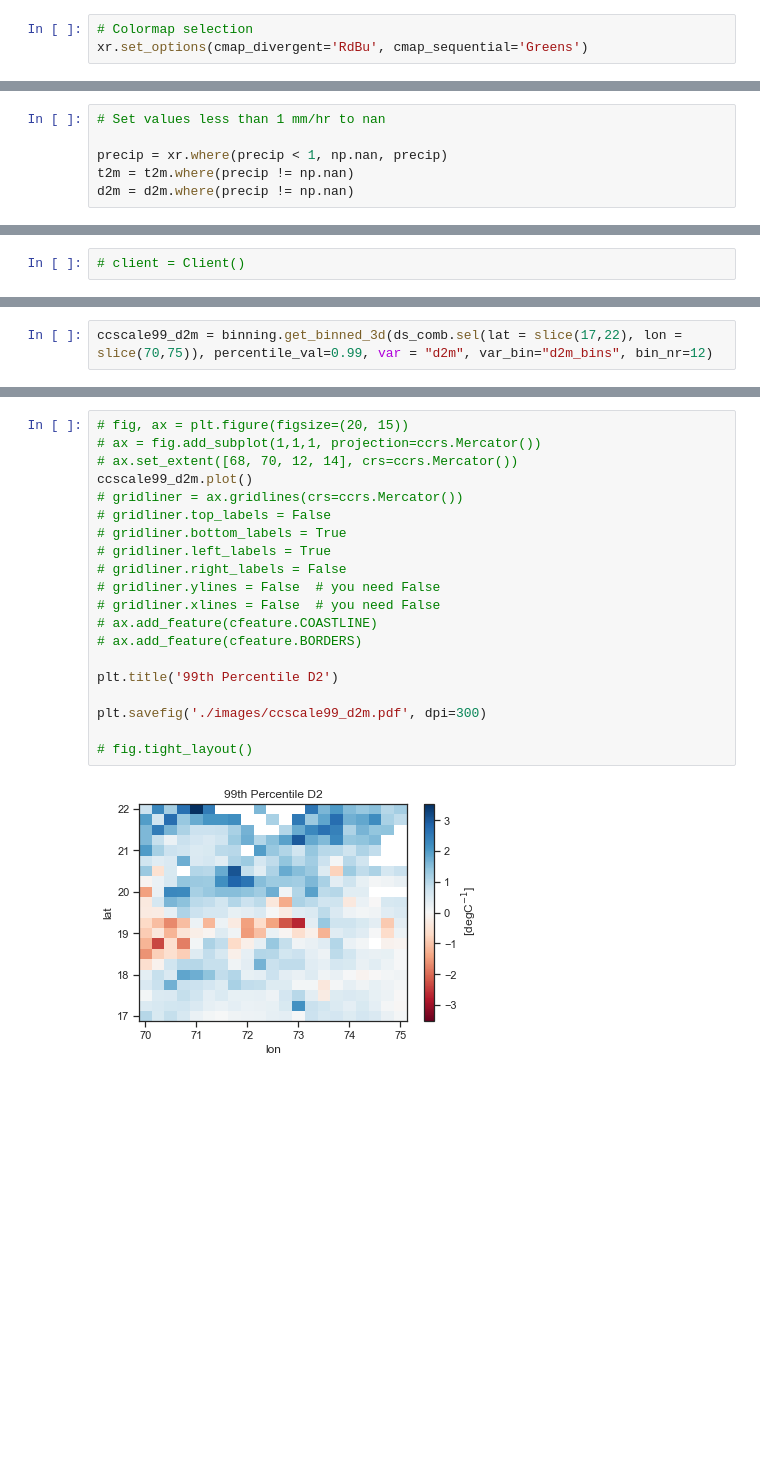
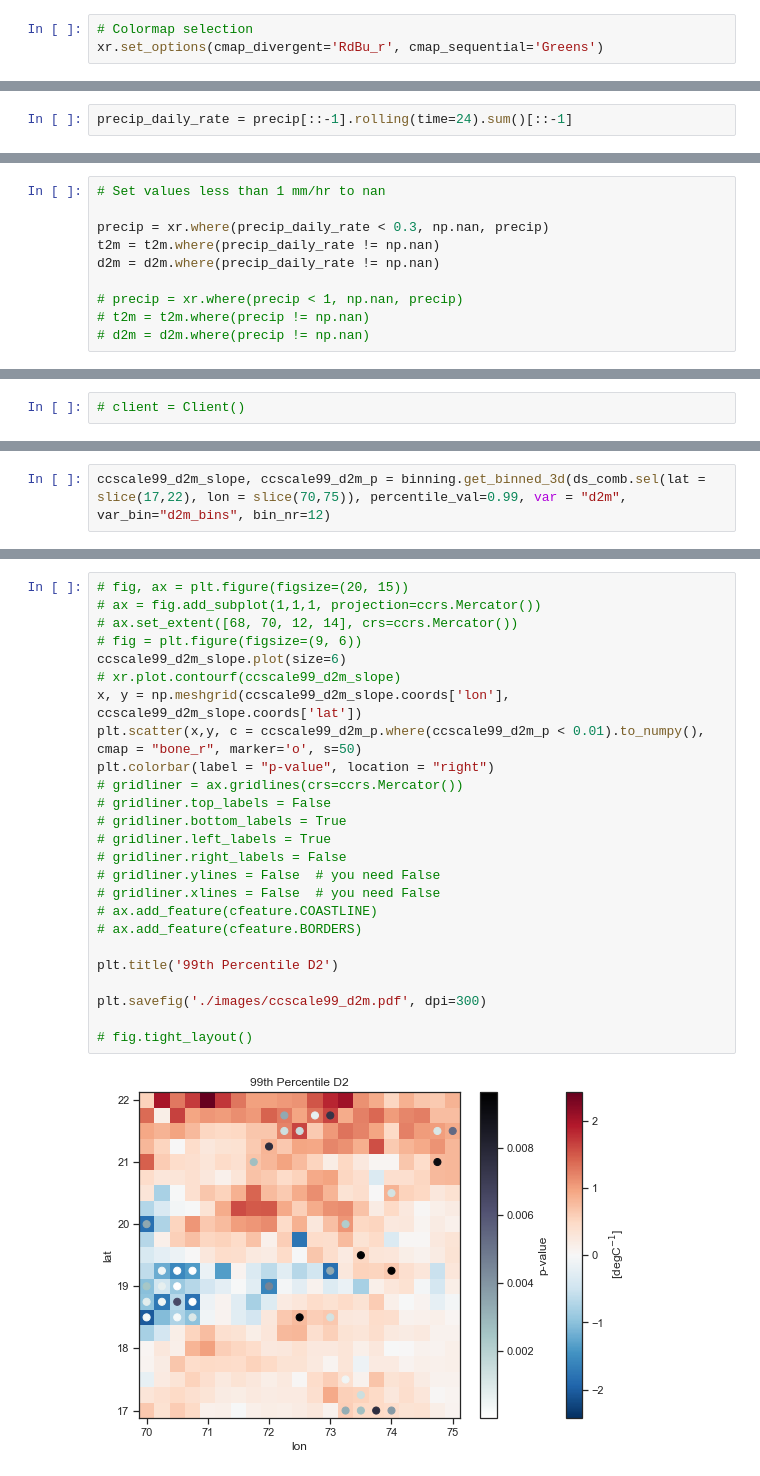
Before and after one commit to adisen99/msc_project, a Jupyter notebook: analysis01.ipynb, the cells around one changed output, grey strips where cells are left out. Drawn from its saved outputs; the diff is of its cells as text; blank space fills up the shorter version.

Commit message:
home: added p-values; using precip_daily_rate

```diff
--- a/analysis01.ipynb
+++ b/analysis01.ipynb
@@ -25,7 +25,7 @@ plt.style.use('seaborn-pastel')
 sns.set_theme(style="ticks")
 # %%
 # Colormap selection
-xr.set_options(cmap_divergent='RdBu', cmap_sequential='Greens')
+xr.set_options(cmap_divergent='RdBu_r', cmap_sequential='Greens')
 # %% [output]
 <xarray.core.options.set_options at 0x...>
 # %%
@@ -55,0 +65,2 @@ d2m = ds_comb.d2m
+# %%
+precip_daily_rate = precip[::-1].rolling(time=24).sum()[::-1]
@@ -56,9 +89,13 @@ d2m = ds_comb.d2m
 # %%
 # Set values less than 1 mm/hr to nan
 
-precip = xr.where(precip < 1, np.nan, precip)
-t2m = t2m.where(precip != np.nan)
-d2m = d2m.where(precip != np.nan)
+precip = xr.where(precip_daily_rate < 0.3, np.nan, precip)
+t2m = t2m.where(precip_daily_rate != np.nan)
+d2m = d2m.where(precip_daily_rate != np.nan)
+
+# precip = xr.where(precip < 1, np.nan, precip)
+# t2m = t2m.where(precip != np.nan)
+# d2m = d2m.where(precip != np.nan)
 # %%
 ds_comb = xr.merge([precip, t2m, d2m]).chunk(dict(time=-1))
 ds_comb
@@ -109,5 +146,5 @@ KeyboardInterrupt:
 # %%
-ccscale99_d2m = binning.get_binned_3d(ds_comb.sel(lat = slice(17,22), lon = slice(70,75)), percentile_val=0.99, var = "d2m", var_bin="d2m_bins", bin_nr=12)
+ccscale99_d2m_slope, ccscale99_d2m_p = binning.get_binned_3d(ds_comb.sel(lat = slice(17,22), lon = slice(70,75)), percentile_val=0.99, var = "d2m", var_bin="d2m_bins", bin_nr=12)
 # %%
 # lat = ccscale99_t2m.coords['lat']
 # lon = ccscale99_t2m.coords['lon']
@@ -138,23 +181,28 @@ plt.savefig('./images/ccscale99_t2m.pdf', dpi=300)
 # %%
 # fig, ax = plt.figure(figsize=(20, 15))
 # ax = fig.add_subplot(1,1,1, projection=ccrs.Mercator())
 # ax.set_extent([68, 70, 12, 14], crs=ccrs.Mercator())
-ccscale99_d2m.plot()
+# fig = plt.figure(figsize=(9, 6))
+ccscale99_d2m_slope.plot(size=6)
+# xr.plot.contourf(ccscale99_d2m_slope)
+x, y = np.meshgrid(ccscale99_d2m_slope.coords['lon'], ccscale99_d2m_slope.coords['lat'])
+plt.scatter(x,y, c = ccscale99_d2m_p.where(ccscale99_d2m_p < 0.01).to_numpy(), cmap = "bone_r", marker='o', s=50)
+plt.colorbar(label = "p-value", location = "right")
 # gridliner = ax.gridlines(crs=ccrs.Mercator())
 # gridliner.top_labels = False
 # gridliner.bottom_labels = True
 # gridliner.left_labels = True
 # gridliner.right_labels = False
 # gridliner.ylines = False  # you need False
 # gridliner.xlines = False  # you need False
 # ax.add_feature(cfeature.COASTLINE)
 # ax.add_feature(cfeature.BORDERS)
 
 plt.title('99th Percentile D2')
 
 plt.savefig('./images/ccscale99_d2m.pdf', dpi=300)
 
 # fig.tight_layout()
 # %% [output]
-[figure, old version]
+[figure, new version]
 # %%
```
Also changed, not shown: parts of 31 cells of this notebook, 4 other files.
